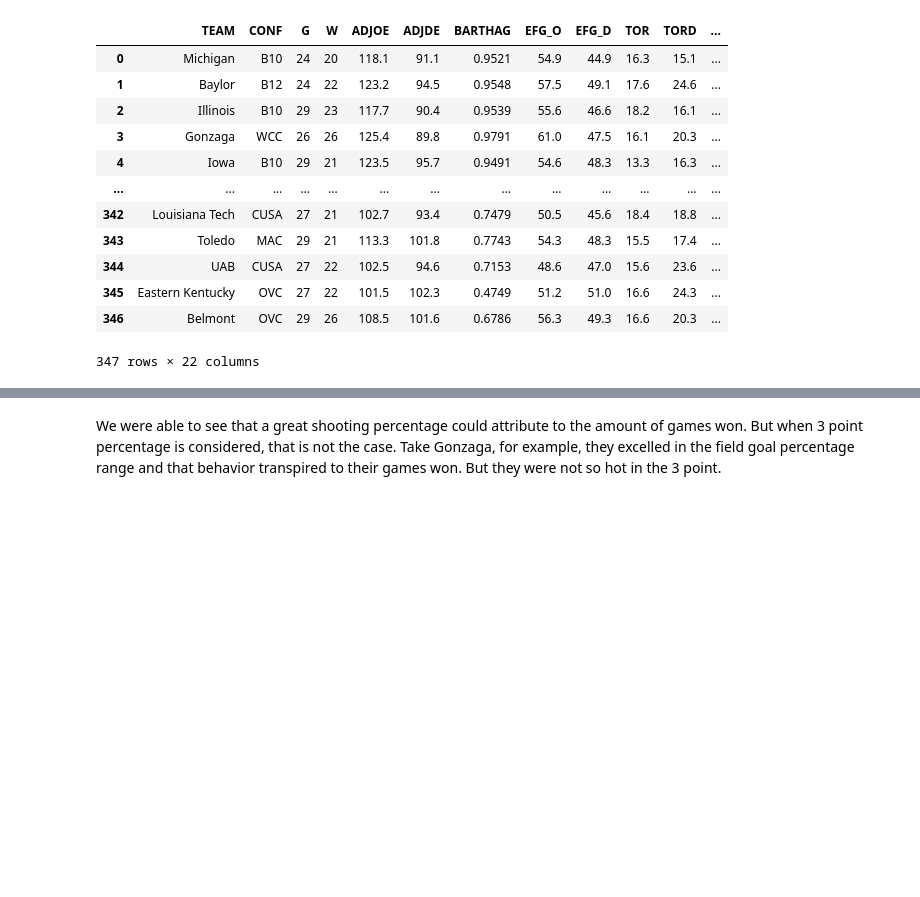
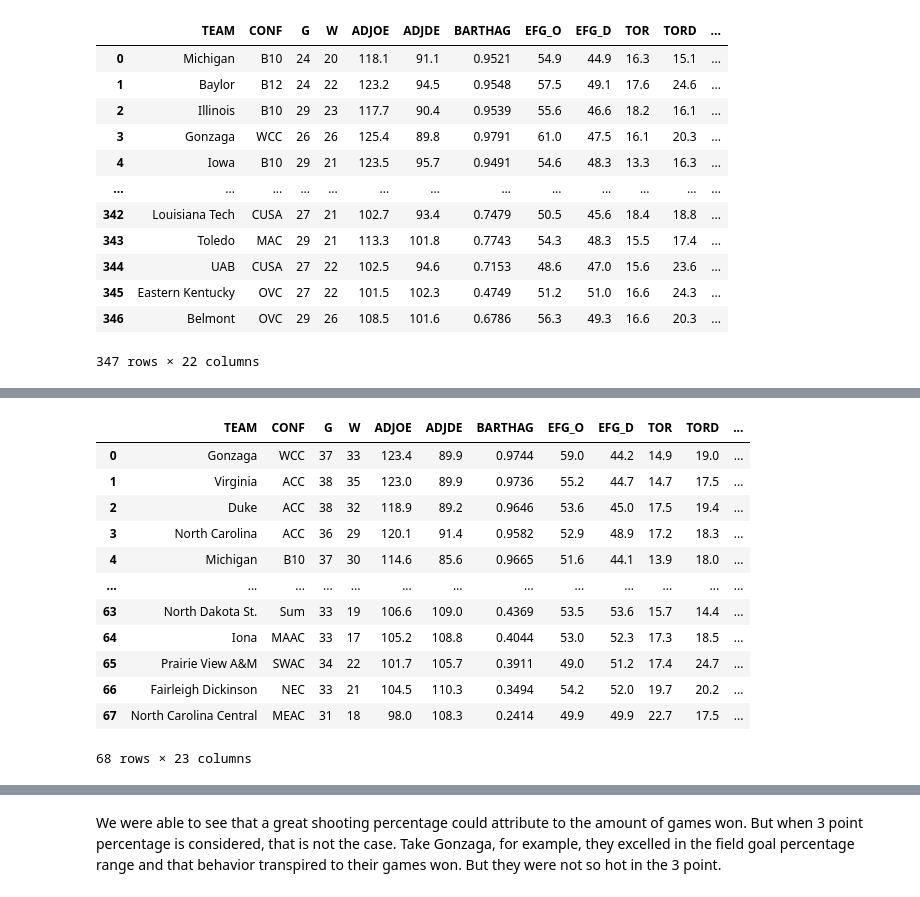
Before and after one commit to abortey1/Andrew-Bortey-repository, a Jupyter notebook: College_Basketball.ipynb, the cells around one changed output, grey strips where cells are left out. Drawn from its saved outputs; the diff is of its cells as text; code cells hidden in the pictures; blank space fills up the shorter version.

```diff
--- a/College_Basketball.ipynb
+++ b/College_Basketball.ipynb
@@ -195,0 +219,16 @@ NameError: ignored
+# %%
+df_college_2019.dropna(['SEED'] == 'NaN')
+# %% [output]
+|  | TEAM | CONF | G | W | ADJOE | ADJDE | BARTHAG | EFG_O | EFG_D | TOR | TORD | ... |
+| 0 | Gonzaga | WCC | 37 | 33 | 123.4 | 89.9 | 0.9744 | 59.0 | 44.2 | 14.9 | 19.0 | ... |
+| 1 | Virginia | ACC | 38 | 35 | 123.0 | 89.9 | 0.9736 | 55.2 | 44.7 | 14.7 | 17.5 | ... |
+| 2 | Duke | ACC | 38 | 32 | 118.9 | 89.2 | 0.9646 | 53.6 | 45.0 | 17.5 | 19.4 | ... |
+| 3 | North Carolina | ACC | 36 | 29 | 120.1 | 91.4 | 0.9582 | 52.9 | 48.9 | 17.2 | 18.3 | ... |
+| 4 | Michigan | B10 | 37 | 30 | 114.6 | 85.6 | 0.9665 | 51.6 | 44.1 | 13.9 | 18.0 | ... |
+| ... | ... | ... | ... | ... | ... | ... | ... | ... | ... | ... | ... | ... |
+| 63 | North Dakota St. | Sum | 33 | 19 | 106.6 | 109.0 | 0.4369 | 53.5 | 53.6 | 15.7 | 14.4 | ... |
+| 64 | Iona | MAAC | 33 | 17 | 105.2 | 108.8 | 0.4044 | 53.0 | 52.3 | 17.3 | 18.5 | ... |
+| 65 | Prairie View A&M | SWAC | 34 | 22 | 101.7 | 105.7 | 0.3911 | 49.0 | 51.2 | 17.4 | 24.7 | ... |
+| 66 | Fairleigh Dickinson | NEC | 33 | 21 | 104.5 | 110.3 | 0.3494 | 54.2 | 52.0 | 19.7 | 20.2 | ... |
+| 67 | North Carolina Central | MEAC | 31 | 18 | 98.0 | 108.3 | 0.2414 | 49.9 | 49.9 | 22.7 | 17.5 | ... |
+68 rows × 23 columns
```
Also changed, not shown: parts of 44 cells of this notebook.
